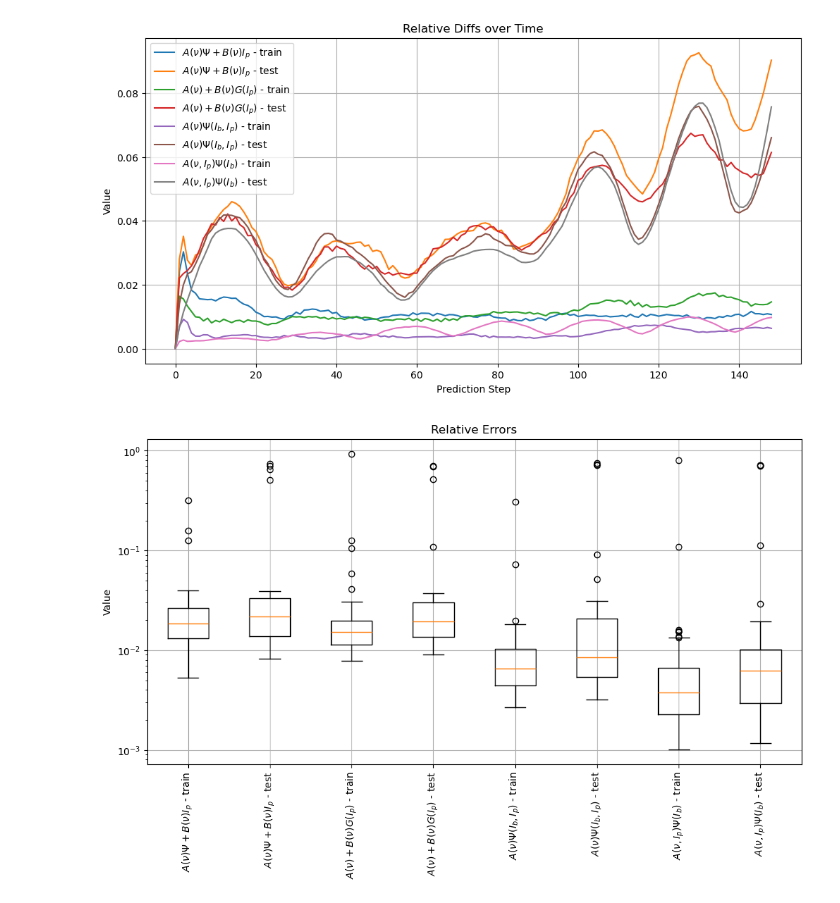
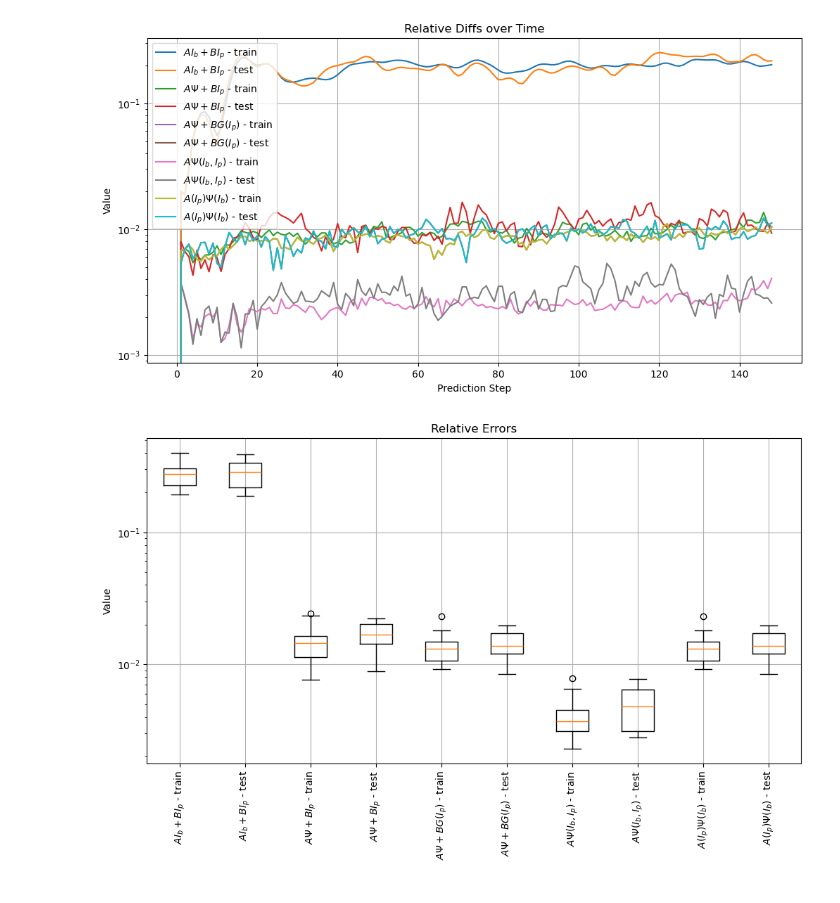
Before and after one commit to Shiqi-Wu/sensor_case, a Jupyter notebook: pca_from_formulation/plot.ipynb, the cells around one changed output. Saved outputs shown, nothing was run; the diff lists cells and outputs as text; code cells hidden in the pictures.

```diff
--- a/pca_from_formulation/plot.ipynb
+++ b/pca_from_formulation/plot.ipynb
@@ -19,16 +19,16 @@ relative_diffs_files = [
 ]
 
 relative_error_files = [
-    "mean_relative_errors_train_nonlineardata_linear0.npy",
-    "mean_relative_errors_test_nonlineardata_linear0.npy",
-    "mean_relative_errors_train_nonlineardata_linear1.npy",
-    "mean_relative_errors_test_nonlineardata_linear1.npy",
-    "mean_relative_errors_train_nonlineardata_linear2.npy",
-    "mean_relative_errors_test_nonlineardata_linear2.npy",
-    "mean_relative_errors_train_nonlineardata_DicWithInputs.npy",
-    "mean_relative_errors_test_nonlineardata_DicWithInputs.npy",
-    "mean_relative_errors_train_nonlineardata_MatrixWithInputs.npy",
-    "mean_relative_errors_test_nonlineardata_MatrixWithInputs.npy",
+    "mean_relative_error_train_nonlineardata_linear0.npy",
+    "mean_relative_error_test_nonlineardata_linear0.npy",
+    "mean_relative_error_train_nonlineardata_linear1.npy",
+    "mean_relative_error_test_nonlineardata_linear1.npy",
+    "mean_relative_error_train_nonlineardata_linear2.npy",
+    "mean_relative_error_test_nonlineardata_linear2.npy",
+    "mean_relative_error_train_nonlineardata_DicWithInputs.npy",
+    "mean_relative_error_test_nonlineardata_DicWithInputs.npy",
+    "mean_relative_error_train_nonlineardata_MatrixWithInputs.npy",
+    "mean_relative_error_test_nonlineardata_MatrixWithInputs.npy",
 ]
 
 # Load all relative diffs
@@ -38,36 +38,39 @@ relative_diffs = {file: np.load(os.path.join(data_dir, file)) for file in relati
 relative_errors = {file: np.load(os.path.join(data_dir, file)) for file in relative_error_files}
 # %%
 name_list = [
-    "$A(\\nu) \\Psi + B(\\nu) I_p$ - train",
-    "$A(\\nu) \\Psi + B(\\nu) I_p$ - test",
-    "$A(\\nu) + B(\\nu) G(I_p)$ - train",
-    "$A(\\nu) + B(\\nu) G(I_p)$ - test",
-    "$A(\\nu) \\Psi(I_b, I_p)$ - train",
-    "$A(\\nu) \\Psi(I_b, I_p)$ - test",
-    "$A(\\nu, I_p) \\Psi(I_b)$ - train",
-    "$A(\\nu, I_p) \\Psi(I_b)$ - test"
+    "$A I_b + B I_p$ - train",
+    "$A I_b + B I_p$ - test",
+    "$A \\Psi + B I_p$ - train",
+    "$A \\Psi + B I_p$ - test",
+    "$A \\Psi + B G(I_p)$ - train",
+    "$A \\Psi+ B G(I_p)$ - test",
+    "$A \\Psi(I_b, I_p)$ - train",
+    "$A \\Psi(I_b, I_p)$ - test",
+    "$A(I_p) \\Psi(I_b)$ - train",
+    "$A(I_p) \\Psi(I_b)$ - test"
 ]
 
 # Plotting all relative diffs on the same line plot
 plt.figure(figsize=(12, 6))
 for file, data in zip(name_list, relative_diffs.values()):
     plt.plot(data, label=file)
 plt.legend()
 plt.title('Relative Diffs over Time')
 plt.xlabel('Prediction Step')
 plt.ylabel('Value')
+plt.yscale('log')
 plt.grid(True)
 plt.show()
 
 # Plotting all relative errors as boxplots
 plt.figure(figsize=(12, 6))
 plt.boxplot([data for data in relative_errors.values()], labels=name_list, vert=True)
 plt.title('Relative Errors')
 plt.ylabel('Value')
 plt.grid(True)
 plt.yscale('log')
 plt.xticks(rotation=90)
 plt.show()
 # %% [output]
-[figure, old version]
+[figure, new version]
-[figure, old version]
+[figure, new version]
```
Also changed, not shown: 14 other files.
